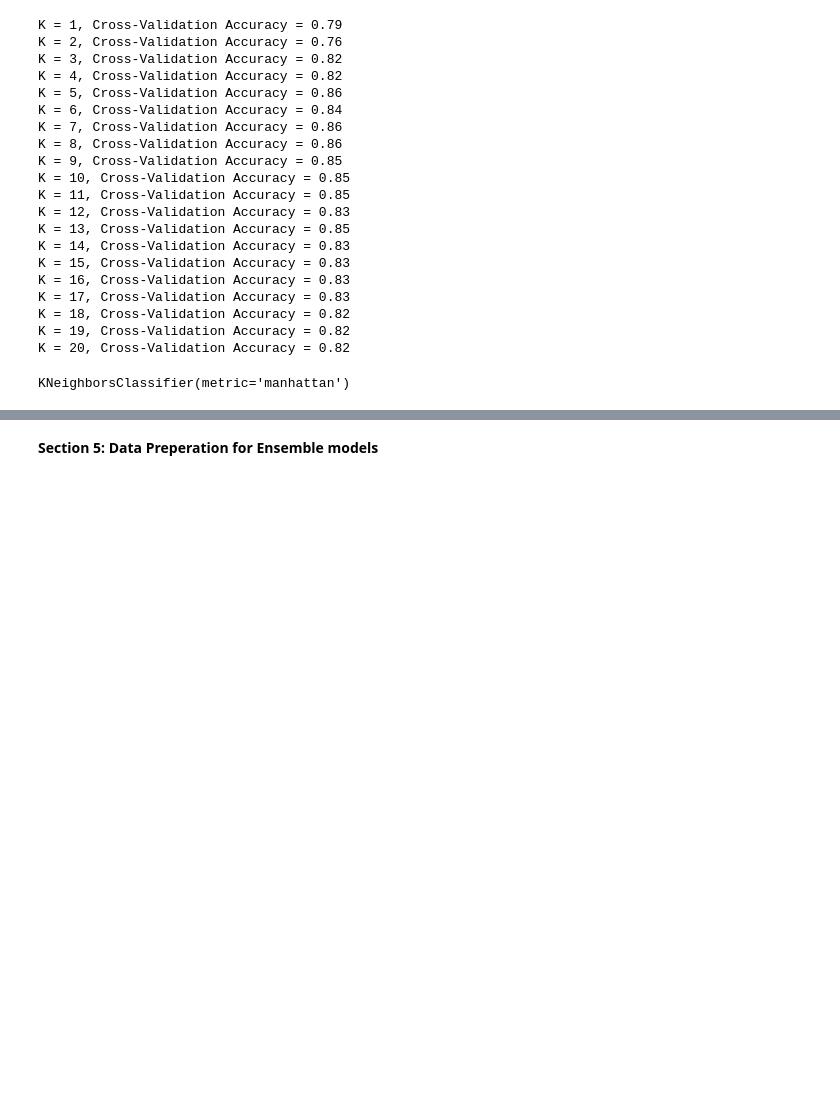
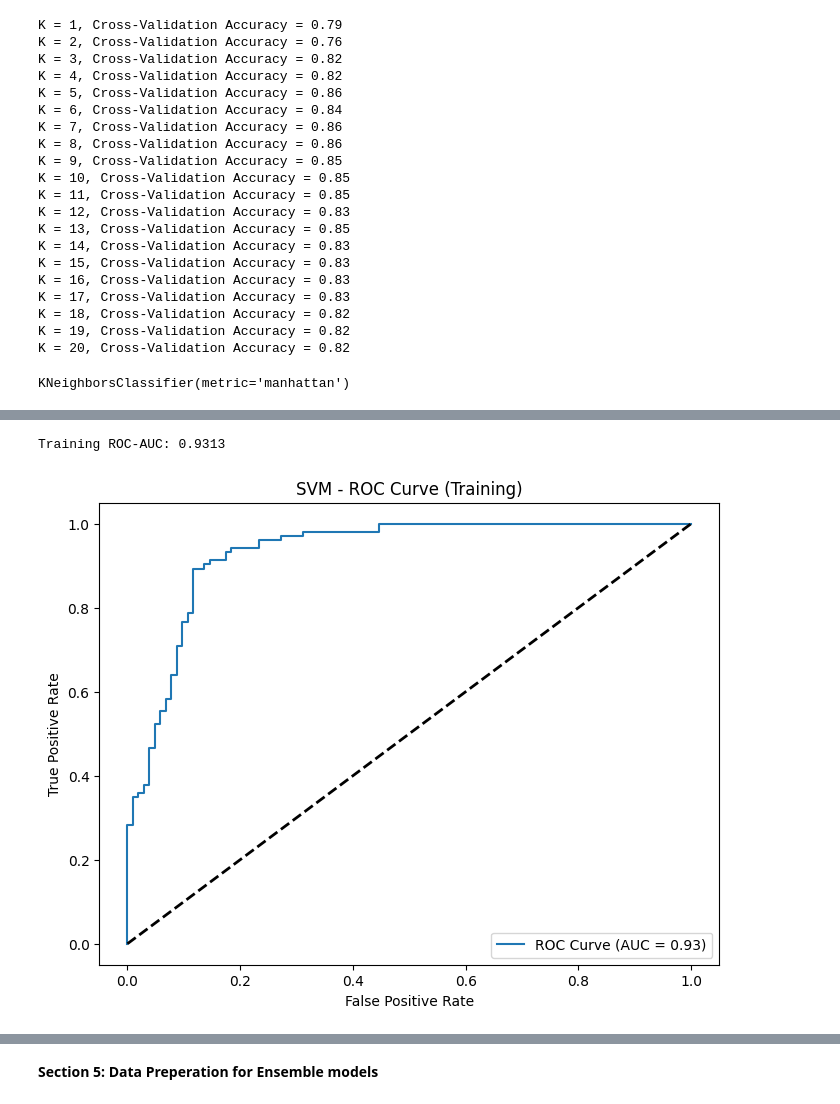
Before and after one commit to IbrahimTGhanem/DiabetesPrediction, a Jupyter notebook: Analysis_of_Toronto_Only.ipynb, the cells around one changed output, grey strips where cells are left out. Saved outputs shown, nothing was run; the diff lists cells and outputs as text; code cells hidden in the pictures; blank space fills up the shorter version.

```diff
--- a/Analysis_of_Toronto_Only.ipynb
+++ b/Analysis_of_Toronto_Only.ipynb
@@ -982,0 +987,3 @@ Test ROC-AUC: 0.9286
+# %%
+SVM_features= ['remainder__Active transportation', 'remainder__Overweight',
+       'remainder__Obese', 'remainder__log_median_age']
@@ -982,0 +1110,22 @@ Test ROC-AUC: 0.9286
+# %%
+predicted_probs_SVM = model_for_SVM.predict_proba(X_train_scaled_SVM)[:, 1]
+
+# Calculate ROC-AUC on the training set
+roc_auc_train_SVM = roc_auc_score(y_resampled_S, predicted_probs_SVM)
+print(f"Training ROC-AUC: {roc_auc_train_SVM:.4f}")
+
+# Calculate ROC curve on the training set
+fpr_SVM, tpr_SVM, _ = roc_curve(y_resampled_S, predicted_probs_SVM)
+
+# Plot ROC curve
+plt.figure(figsize=(8, 6))
+plt.plot(fpr_SVM, tpr_SVM, label=f'ROC Curve (AUC = {roc_auc_train_SVM:.2f})')
+plt.plot([0, 1], [0, 1], 'k--', lw=2)
+plt.xlabel('False Positive Rate')
+plt.ylabel('True Positive Rate')
+plt.title('SVM - ROC Curve (Training)')
+plt.legend(loc='lower right')
+plt.show()
+# %% [output]
+Training ROC-AUC: 0.9313
+[figure, added]
```
Also changed, not shown: parts of 36 cells of this notebook.
